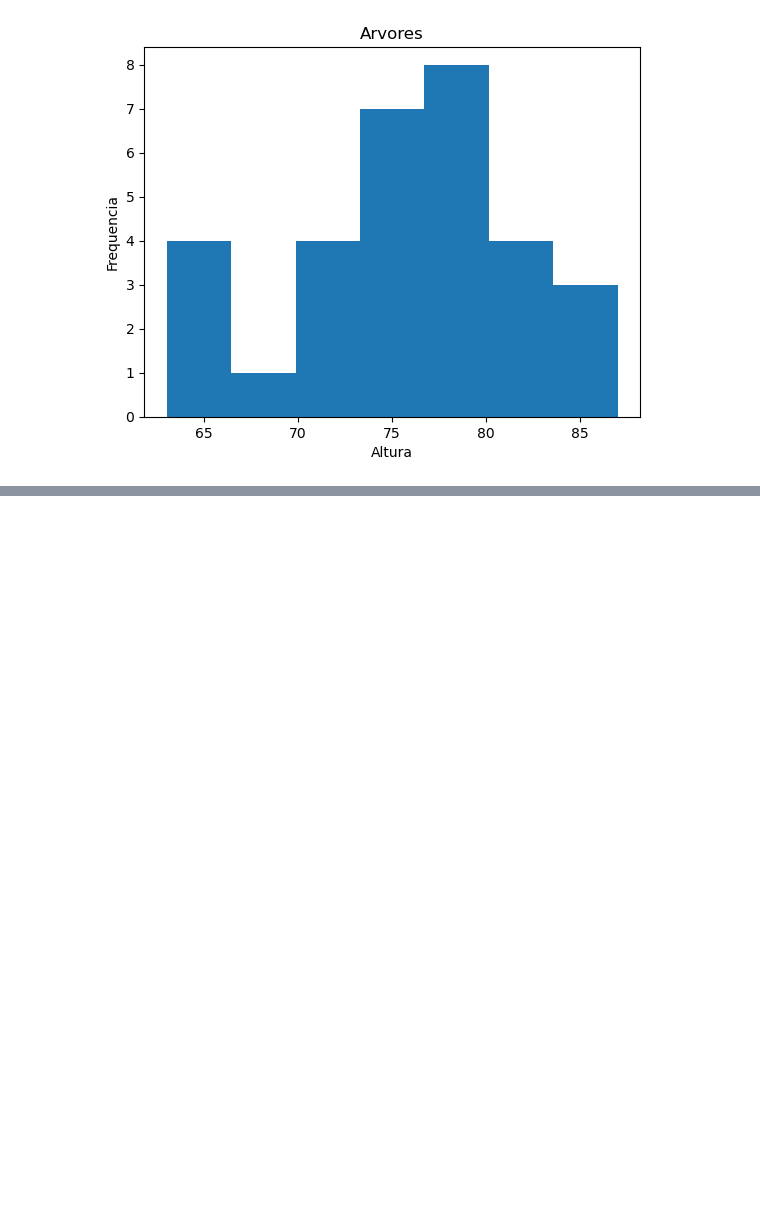
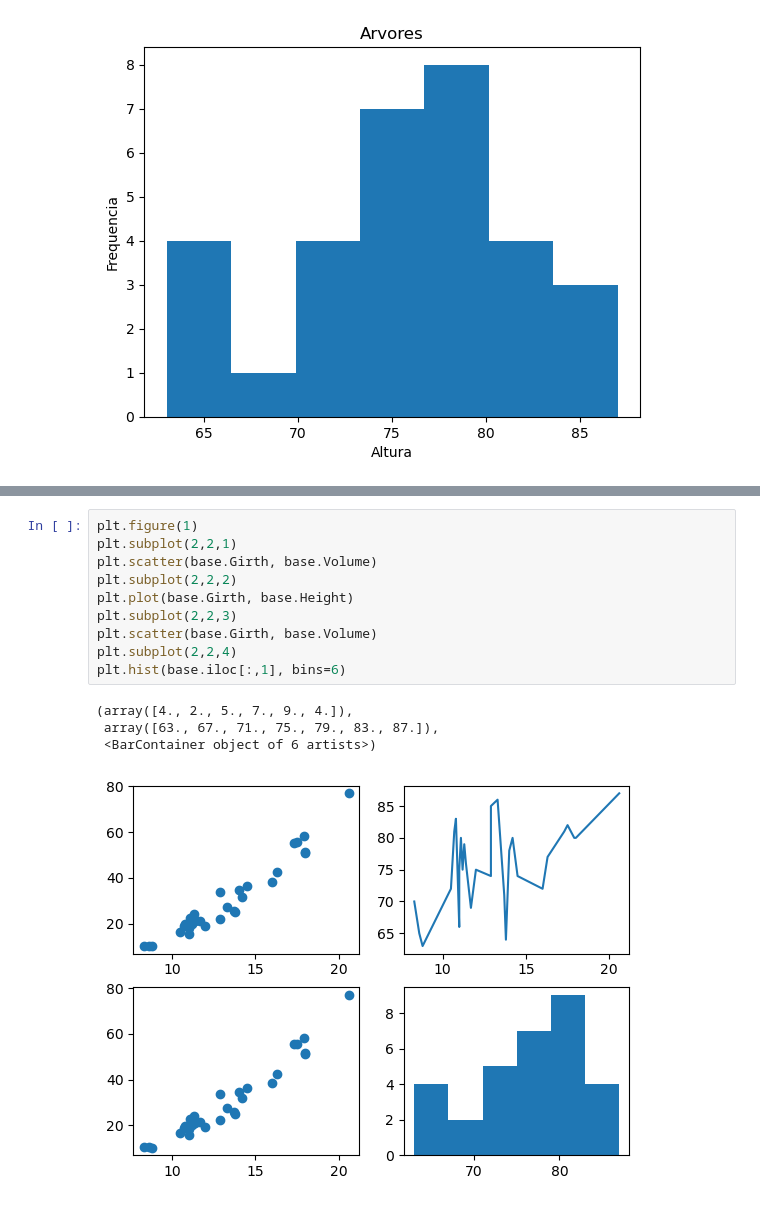
Before and after one commit to eduardonicioli/mineracao_dados, a Jupyter notebook: visualizacao.ipynb, the cells around one changed output, grey strips where cells are left out. Drawn from its saved outputs; the diff is of its cells as text; blank space fills up the shorter version.

```diff
--- a/visualizacao.ipynb
+++ b/visualizacao.ipynb
@@ -35,0 +70,15 @@ NameError: name 'sns' is not defined
+# %%
+plt.figure(1)
+plt.subplot(2,2,1)
+plt.scatter(base.Girth, base.Volume)
+plt.subplot(2,2,2)
+plt.plot(base.Girth, base.Height)
+plt.subplot(2,2,3)
+plt.scatter(base.Girth, base.Volume)
+plt.subplot(2,2,4)
+plt.hist(base.iloc[:,1], bins=6)
+# %% [output]
+(array([4., 2., 5., 7., 9., 4.]),
+ array([63., 67., 71., 75., 79., 83., 87.]),
+ <BarContainer object of 6 artists>)
+[figure, added]
```
Also changed, not shown: parts of 6 cells of this notebook.
